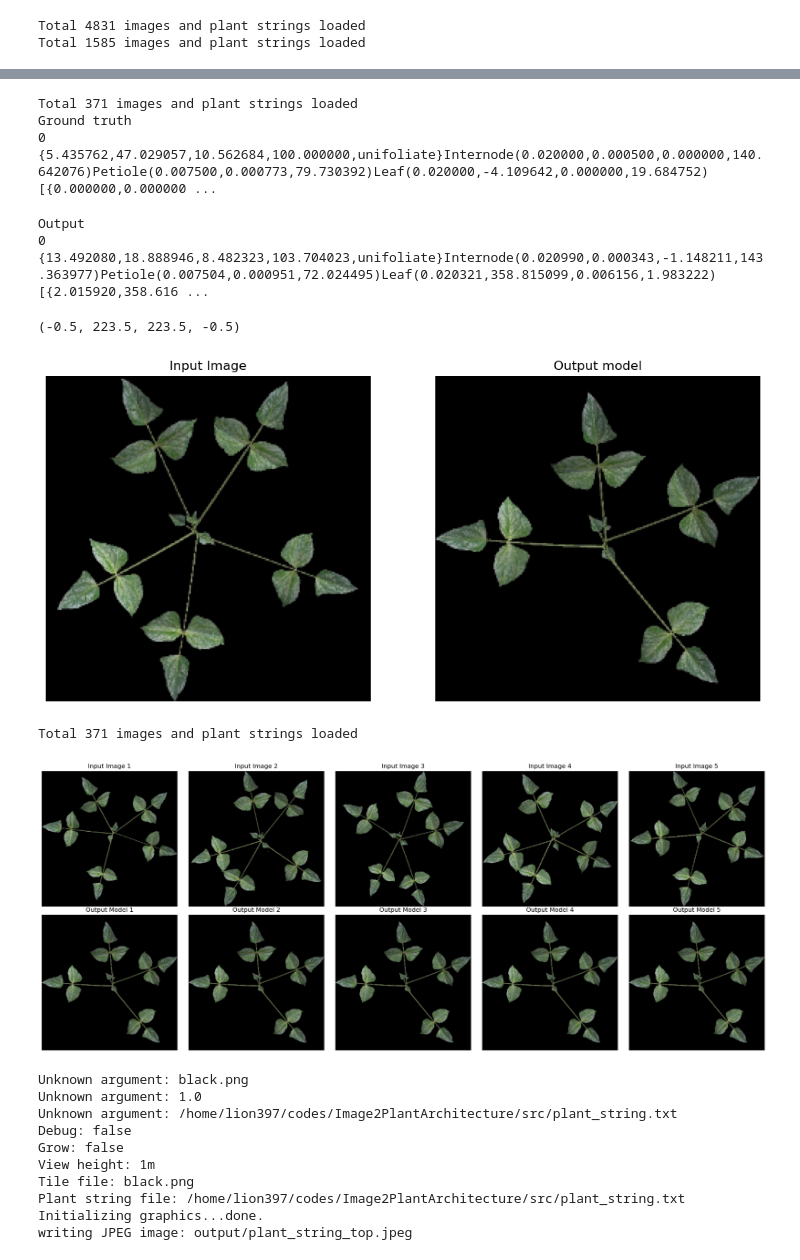
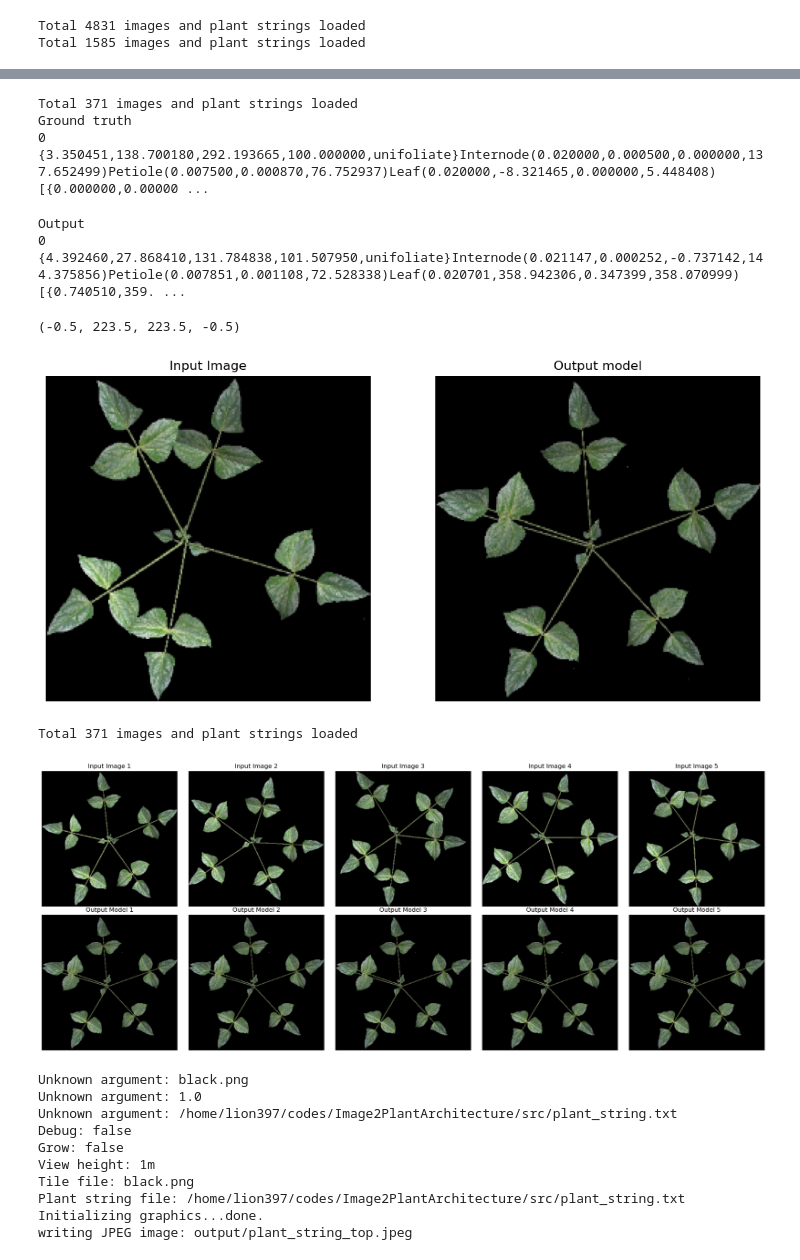
Before and after one commit to GEMINI-Breeding/Image2PlantArchitecture, a Jupyter notebook: src/evaluate.ipynb, the cells around one changed output, grey strips where cells are left out. Drawn from its saved outputs; the diff is of its cells as text; code cells hidden in the pictures.

```diff
--- a/src/evaluate.ipynb
+++ b/src/evaluate.ipynb
@@ -34,7 +34,10 @@ device = eval_config.device
 from torch.utils.data import DataLoader
 from plant_dataset import PlantDataset
 
-transform = eval_config.transform
+transform = transforms.Compose([
+                        transforms.ToTensor(),
+                        transforms.Normalize(mean=[0.5, 0.5, 0.5], std=[0.5, 0.5, 0.5])
+        ])
 image_size = 224
 
 from plant_tokenizer import PAD_token
@@ -54,11 +57,11 @@ if os.path.exists(saved_train_dataset_name) and False:
 else:
     preload = False
     process_leaf = True
-    train_dataset = PlantDataset(dataset_dir, plot=["000", "001", "002",], transform=transform, use_depth=True, preload=preload,
+    train_dataset = PlantDataset(dataset_dir, plot=["000", "001", "002",], transform=transform, load_depth=False, preload=preload,
                                  process_leaf=process_leaf,
                                  image_size=image_size)
     #train_dataset = PlantDataset("../_data/Syn2Real_cowpea/Syn2Real_cowpea", plot=["000"], transform=transform)
-    val_dataset = PlantDataset(dataset_dir, plot=["003"], transform=transform, use_depth=True, preload=preload,
+    val_dataset = PlantDataset(dataset_dir, plot=["003"], transform=transform, load_depth=False, preload=preload,
                                process_leaf=process_leaf,
                                image_size=image_size)
 
@@ -92,7 +95,7 @@ for i in range(n):
     plt.title(f"Image {i}")
     plt.axis('off')
 
-    if train_dataset.use_depth:
+    if train_dataset.load_depth:
         image_depth = image[:, :, 3]
         img = cv2.normalize(np.array(image_depth.cpu()), None, alpha=0, beta=255, norm_type=cv2.NORM_MINMAX, dtype=cv2.CV_8U)
         plt.subplot(5, 2, 2*i+2)
@@ -104,6 +107,6 @@ for i in range(n):
 # %%
 from models.plightning import MainModule
-model = MainModule.load_from_checkpoint("../log/Image2Helios_20241001_FullTransformer/version_1/checkpoints/last.ckpt")
+model = MainModule.load_from_checkpoint("../log/20241015_FullStructure_FixedBug/version_0/checkpoints/best_epoch=05.ckpt")
 model = model.to(device)
 model.eval()
 # model.freeze()
@@ -132,9 +135,13 @@ from plant_tokenizer import vec2token_new as vec2token
 from models.model import get_tgt_mask
 from plant_dataset import collate_fn
 
+transform = transforms.Compose([
+                        transforms.ToTensor(),
+                        transforms.Normalize(mean=[0.5, 0.5, 0.5], std=[0.5, 0.5, 0.5])
+        ])
 stages = ["003","010","016","023"]
 test_dataset = PlantDataset("../data/generated_dataset_Sep22_black", plot=["001"],stages=stages[0],
-                            transform=transform, use_depth=True, preload=False, process_leaf=True, image_size=image_size)
+                            transform=transform, load_depth=False, preload=False, process_leaf=True, image_size=image_size)
 gen_dataloader = DataLoader(test_dataset, batch_size=1, shuffle=True, collate_fn=collate_fn)
 
 #for idx, (image, out, lengths) in enumerate(gen_dataloader):
@@ -236,11 +243,11 @@ axes[1].axis('off')
 # %% [output]
 Total 371 images and plant strings loaded
 Ground truth
-0 {5.435762,47.029057,10.562684,100.000000,unifoliate}Internode(0.020000,0.000500,0.000000,140.642076)Petiole(0.007500,0.000773,79.730392)Leaf(0.020000,-4.109642,0.000000,19.684752)[{0.000000,0.000000 ...
+0 {3.350451,138.700180,292.193665,100.000000,unifoliate}Internode(0.020000,0.000500,0.000000,137.652499)Petiole(0.007500,0.000870,76.752937)Leaf(0.020000,-8.321465,0.000000,5.448408)[{0.000000,0.00000 ...
 Output
-0 {13.492080,18.888946,8.482323,103.704023,unifoliate}Internode(0.020990,0.000343,-1.148211,143.363977)Petiole(0.007504,0.000951,72.024495)Leaf(0.020321,358.815099,0.006156,1.983222)[{2.015920,358.616 ...
+0 {4.392460,27.868410,131.784838,101.507950,unifoliate}Internode(0.021147,0.000252,-0.737142,144.375856)Petiole(0.007851,0.001108,72.528338)Leaf(0.020701,358.942306,0.347399,358.070999)[{0.740510,359. ...
 (-0.5, 223.5, 223.5, -0.5)
-[figure, old version]
+[figure, new version]
 # %%
 import os
 import torch
@@ -261,7 +268,7 @@ p2m = plantstring2model(program_path="PlantString2Model/build", program_name="Pl
 # Define stages and dataset
 stages = ["003", "010", "016", "023"]
 test_dataset = PlantDataset("../data/generated_dataset_Sep22_black", plot=["001"], stages=stages[0],
-                            transform=transform, use_depth=True, preload=False, process_leaf=True, image_size=image_size)
+                            transform=transform, load_depth=False, preload=False, process_leaf=True, image_size=image_size)
 gen_dataloader = DataLoader(test_dataset, batch_size=1, shuffle=True, collate_fn=collate_fn)
 
 # Prepare the figure
@@ -284,34 +291,34 @@ for idx, (image, out, lengths) in enumerate(gen_dataloader):
     out = torch.tensor(out).to(device)
     ground_truth = out.squeeze(0).tolist()
 
     plant_vec = token2vec(result)
     plant_string = vec2string([plant_vec])
 
     plant_string_file_name = f"temp/plant_string_{idx}.txt"
     with open(plant_string_file_name, "w") as f:
         f.write(plant_string)
 
     p2m.run(in_plantstring_path=os.path.abspath(plant_string_file_name), output_path=os.path.abspath(f"output_{idx}"))
     generated_image_path = f"output_{idx}/plant_string_{idx}_top.jpeg"
 
     img = cv2.imread(generated_image_path)
     leaf_area, plant_width, plant_height, leaf_img, _ = process_leaf_image(img, sqaure_crop=True, thr=0.2)
     img = cv2.resize(leaf_img, (image_size, image_size))
 
     row, col = divmod(idx, 5)
     axes[row, col].imshow(image_vis[:, :, 0:3])
     axes[row, col].set_title(f"Input Image {idx + 1}")
     axes[row, col].axis('off')
 
     axes[row + 1, col].imshow(cv2.cvtColor(img, cv2.COLOR_BGR2RGB))
     axes[row + 1, col].set_title(f"Output Model {idx + 1}")
     axes[row + 1, col].axis('off')
 
 plt.tight_layout()
 plt.show()
 # %% [output]
 Total 371 images and plant strings loaded
-[figure, old version]
+[figure, new version]
 # %%
 from plantstring2model import plantstring2model
 p2m = plantstring2model(program_path="PlantString2Model/build",program_name="PlantString2Model",display=":11.0",
```
Also changed, not shown: parts of 2 cells of this notebook, 3 other files.
